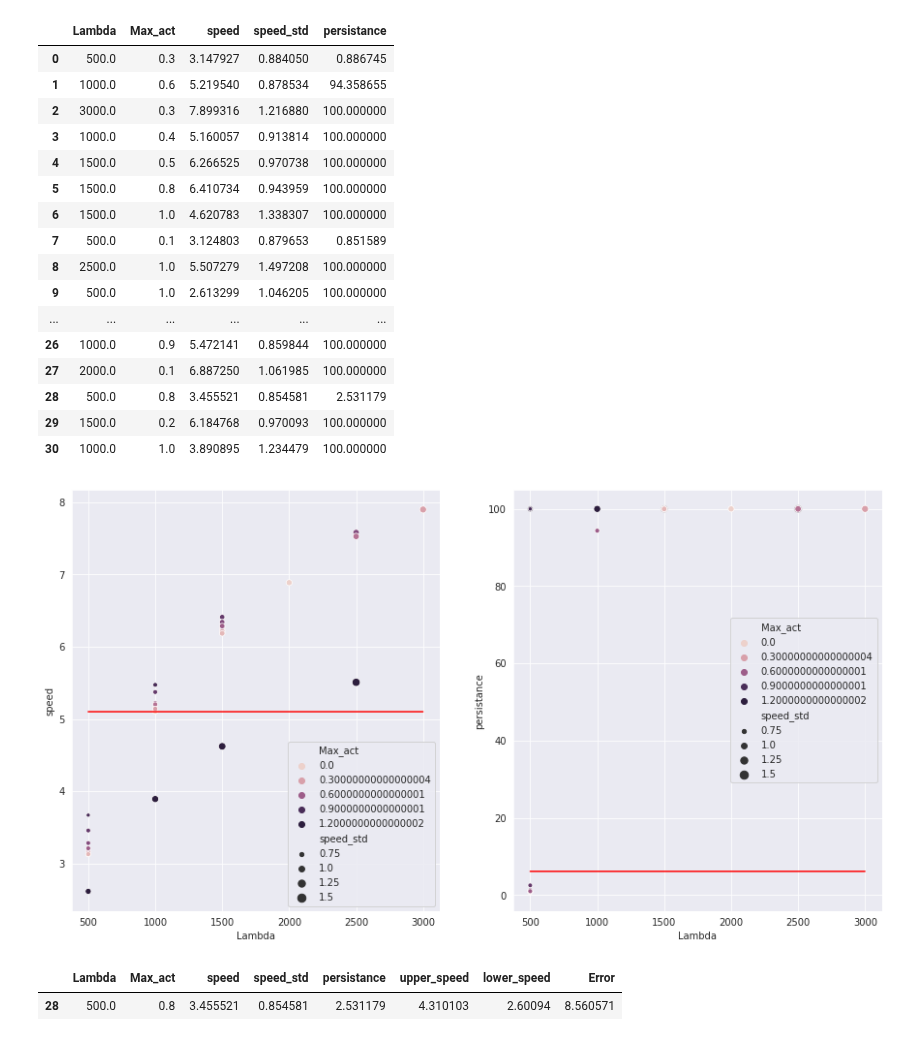
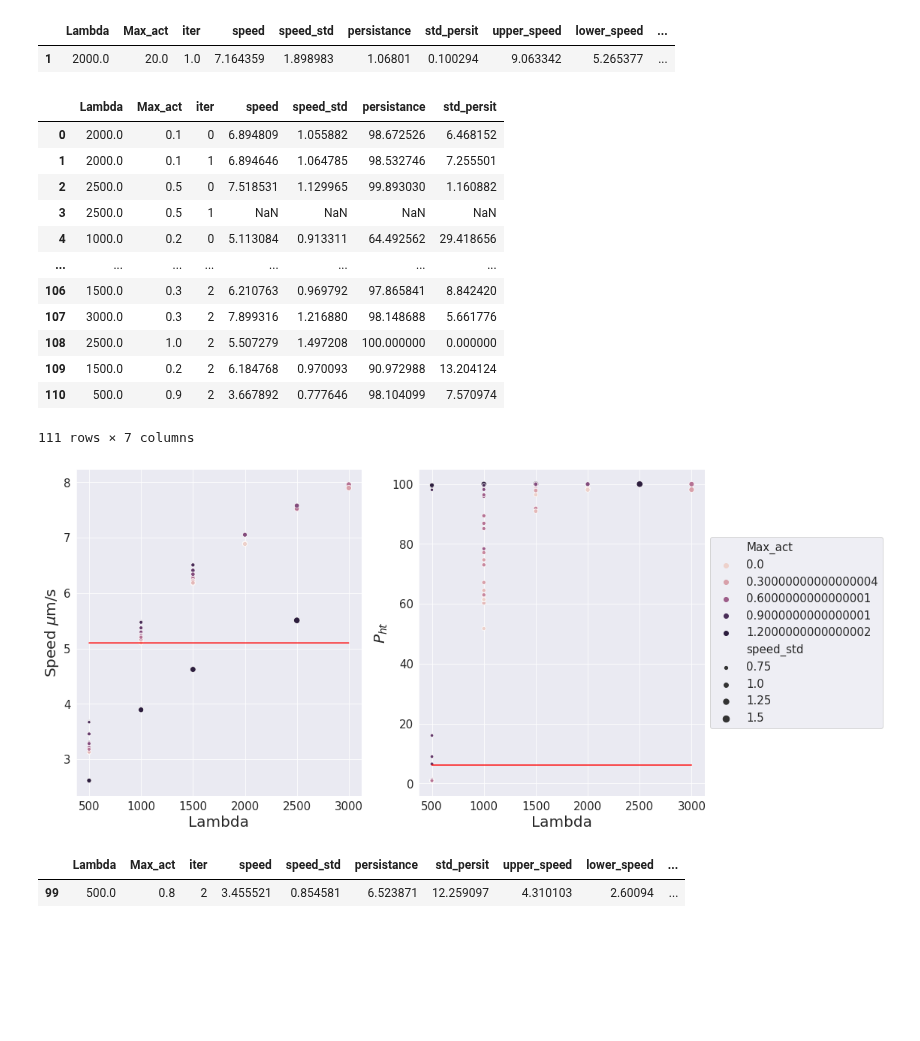
Before and after one commit to lstuurman/FRC_Thesis, a Jupyter notebook: CPM_code/FRC_ACT_FIT.ipynb, the cells around one changed output. Saved outputs shown, nothing was run; the diff lists cells and outputs as text; code cells hidden in the pictures; blank space fills up the shorter version.

```diff
--- a/CPM_code/FRC_ACT_FIT.ipynb
+++ b/CPM_code/FRC_ACT_FIT.ipynb
@@ -64,40 +116,53 @@ opt_params.head()
+# %%
+meanDF = pd.DataFrame(data = rows,columns = merged.columns)
+min_err = min(meanDF.Error)
+opt_params = meanDF[meanDF.Error == min_err]#[['Lambda','Max_act','Error']]
+opt_params.head()
+# %% [output]
+|  | Lambda | Max_act | iter | speed | speed_std | persistance | std_persit | upper_speed | lower_speed | ... |
+| 1 | 2000.0 | 20.0 | 1.0 | 7.164359 | 1.898983 | 1.06801 | 0.100294 | 9.063342 | 5.265377 | ... |
 # %%
-df_ind = pd.read_csv('ANLSYS2/FITFULL/PRFDR1_all.csv',index_col = 0)
+df_ind = pd.read_csv('ANLSYS2/FITFULL/PRFDR2_all.csv',index_col = 0)
 df_ind
 # %% [output]
-|  | Lambda | Max_act | speed | speed_std | persistance |
-| 0 | 500.0 | 0.3 | 3.147927 | 0.884050 | 0.886745 |
-| 1 | 1000.0 | 0.6 | 5.219540 | 0.878534 | 94.358655 |
-| 2 | 3000.0 | 0.3 | 7.899316 | 1.216880 | 100.000000 |
-| 3 | 1000.0 | 0.4 | 5.160057 | 0.913814 | 100.000000 |
-| 4 | 1500.0 | 0.5 | 6.266525 | 0.970738 | 100.000000 |
-| 5 | 1500.0 | 0.8 | 6.410734 | 0.943959 | 100.000000 |
-| 6 | 1500.0 | 1.0 | 4.620783 | 1.338307 | 100.000000 |
-| 7 | 500.0 | 0.1 | 3.124803 | 0.879653 | 0.851589 |
-| 8 | 2500.0 | 1.0 | 5.507279 | 1.497208 | 100.000000 |
-| 9 | 500.0 | 1.0 | 2.613299 | 1.046205 | 100.000000 |
-| ... | ... | ... | ... | ... | ... |
-| 26 | 1000.0 | 0.9 | 5.472141 | 0.859844 | 100.000000 |
-| 27 | 2000.0 | 0.1 | 6.887250 | 1.061985 | 100.000000 |
-| 28 | 500.0 | 0.8 | 3.455521 | 0.854581 | 2.531179 |
-| 29 | 1500.0 | 0.2 | 6.184768 | 0.970093 | 100.000000 |
-| 30 | 1000.0 | 1.0 | 3.890895 | 1.234479 | 100.000000 |
+|  | Lambda | Max_act | iter | speed | speed_std | persistance | std_persit |
+| 0 | 2000.0 | 0.1 | 0 | 6.894809 | 1.055882 | 98.672526 | 6.468152 |
+| 1 | 2000.0 | 0.1 | 1 | 6.894646 | 1.064785 | 98.532746 | 7.255501 |
+| 2 | 2500.0 | 0.5 | 0 | 7.518531 | 1.129965 | 99.893030 | 1.160882 |
+| 3 | 2500.0 | 0.5 | 1 | NaN | NaN | NaN | NaN |
+| 4 | 1000.0 | 0.2 | 0 | 5.113084 | 0.913311 | 64.492562 | 29.418656 |
+| ... | ... | ... | ... | ... | ... | ... | ... |
+| 106 | 1500.0 | 0.3 | 2 | 6.210763 | 0.969792 | 97.865841 | 8.842420 |
+| 107 | 3000.0 | 0.3 | 2 | 7.899316 | 1.216880 | 98.148688 | 5.661776 |
+| 108 | 2500.0 | 1.0 | 2 | 5.507279 | 1.497208 | 100.000000 | 0.000000 |
+| 109 | 1500.0 | 0.2 | 2 | 6.184768 | 0.970093 | 90.972988 | 13.204124 |
+| 110 | 500.0 | 0.9 | 2 | 3.667892 | 0.777646 | 98.104099 | 7.570974 |
+111 rows × 7 columns
 # %%
 # Plot
 # lambda vs speed,persist
 f, (ax1, ax2) = plt.subplots(1,2,figsize = (15,8))
-sns.scatterplot(x = 'Lambda',y = 'speed', hue = 'Max_act',size = 'speed_std',data = df_ind, ax = ax1,legend = 'brief')
+sns.scatterplot(x = 'Lambda',y = 'speed', hue = 'Max_act',size = 'speed_std',data = df_ind, ax = ax1,legend = False)
 sns.scatterplot(x = 'Lambda',y = 'persistance',hue = 'Max_act',size = 'speed_std',data = df_ind, ax = ax2, legend = 'brief')
 #sns.scatterplot(x = 'Lambda',y = 'pooled_pers',hue = 'Max_act',data = ZOOM_act, ax = ax3, legend = 'full')
 
 #sns.lineplot(x = 'Lambda',y = 'speed', hue = 'Max_act',data = ZOOM_prfdr, ax = ax1,legend = 'full')
 #sns.lineplot(x = 'Lambda',y = 'persistance',hue = 'Max_act',data = ZOOM_prfdr, ax = ax2, legend = 'full')
 ax1.plot(range(500,3000),[5.10] * 2500,c = 'r')
 # ax2.plot(range(0,3000),[3.84] * 2500,c = 'r')
 ax2.plot(range(500,3000),[6.15] * 2500,c = 'r')
+ax1.set_ylabel('Speed $\mu$m/s',fontsize = 20)
+ax1.set_xlabel('Lambda',fontsize = 20)
+
+ax2.set_ylabel('$P_{ht}$',fontsize = 20)
+ax2.set_xlabel('Lambda',fontsize = 20)
+# ax1.legend(fontsize = 15)
+ax2.legend(fontsize = 15,loc='center left', bbox_to_anchor=(1, 0.5))
+# ax.legend(loc='center left', bbox_to_anchor=(1, 0.5))
 plt.show()
+plt.show()
 # %% [output]
-[figure, old version]
+[figure, new version]
 # %%
 merged = df_ind
 merged['upper_speed'] = merged.speed + merged.speed_std
@@ -109,5 +174,5 @@ min_err = min(merged.Error)
 opt_params = merged[merged.Error == min_err]#[['Lambda','Max_act','Error']]
 opt_params.head()
 # %% [output]
-|  | Lambda | Max_act | speed | speed_std | persistance | upper_speed | lower_speed | Error |
-| 28 | 500.0 | 0.8 | 3.455521 | 0.854581 | 2.531179 | 4.310103 | 2.60094 | 8.560571 |
+|  | Lambda | Max_act | iter | speed | speed_std | persistance | std_persit | upper_speed | lower_speed | ... |
+| 99 | 500.0 | 0.8 | 2 | 3.455521 | 0.854581 | 6.523871 | 12.259097 | 4.310103 | 2.60094 | ... |
```
Also changed, not shown: parts of 7 cells of this notebook, 5 other files.
